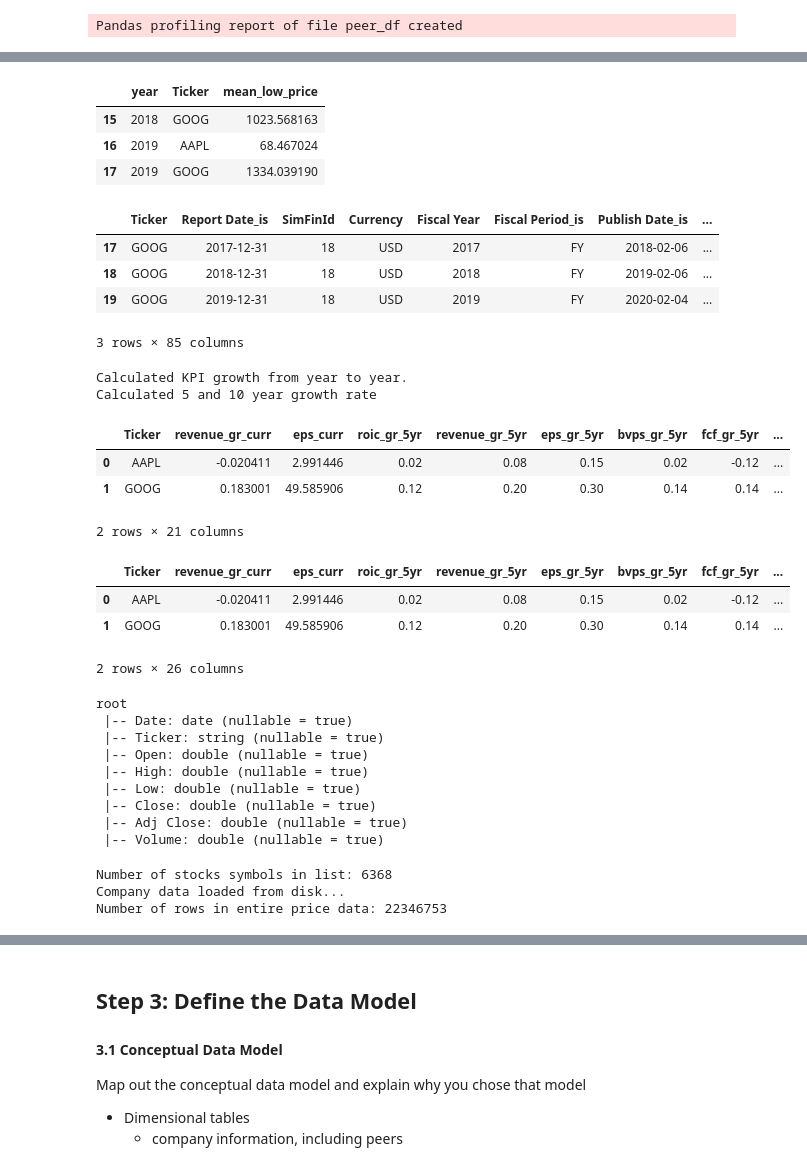
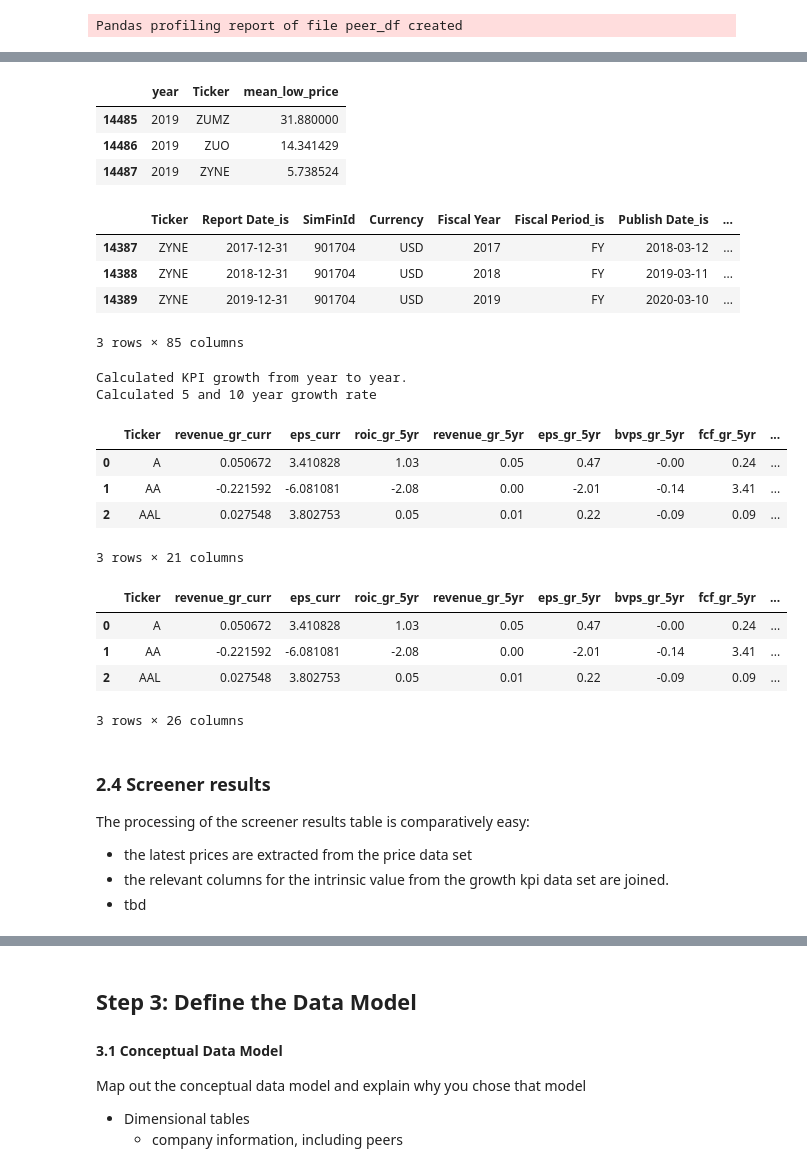
Before and after one commit to bofflord/stock-screener, a Jupyter notebook: src/capstone_stockscreener.ipynb, the cells around one changed output, grey strips where cells are left out. Saved outputs shown, nothing was run; the diff lists cells and outputs as text; code cells hidden in the pictures.

```diff
--- a/src/capstone_stockscreener.ipynb
+++ b/src/capstone_stockscreener.ipynb
@@ -367,3 +357,12 @@ root
 # determine time period for analysis
 period_dict = {'start_date':2010,
                 'end_date':2019}
+# %%
+# combine fundamentals and calculate top5 kpis
+fundamental_df = combine_fundamentals(symbol_list)
+# filter on relevant time period
+fundamental_df = filter_df(fundamental_df, period_dict)
+fundamental_df = calculate_top5_kpi(fundamental_df)
+# reduce symbol_list to those where fundamental data is available
+symbol_list = fundamental_df['Ticker'].unique().tolist()
+fundamental_df.tail(3)
@@ -369,0 +457,6 @@ period_dict = {'start_date':2010,
+# %%
+%%time
+# restrict symbol_list to those with available price data
+symbol_list = price_df.select('Ticker').distinct().toPandas()['Ticker'].tolist()
+# filter on relevant time period
+fundamental_df = filter_df(fundamental_df, period_dict)
@@ -373,60 +475,37 @@ ann_price_df = calculate_annual_price(spark, price_df, period_dict)
 ann_price_df.tail(3)
 # %% [output]
 |  | year | Ticker | mean_low_price |
-| 15 | 2018 | GOOG | 1023.568163 |
-| 16 | 2019 | AAPL | 68.467024 |
-| 17 | 2019 | GOOG | 1334.039190 |
+| 14485 | 2019 | ZUMZ | 31.880000 |
+| 14486 | 2019 | ZUO | 14.341429 |
+| 14487 | 2019 | ZYNE | 5.738524 |
 # %%
 # calculate annual price per earnings
 fundamental_df = calculate_annual_pe(ann_price_df, fundamental_df)
 fundamental_df.tail(3)
 # %% [output]
 |  | Ticker | Report Date_is | SimFinId | Currency | Fiscal Year | Fiscal Period_is | Publish Date_is | ... |
-| 17 | GOOG | 2017-12-31 | 18 | USD | 2017 | FY | 2018-02-06 | ... |
-| 18 | GOOG | 2018-12-31 | 18 | USD | 2018 | FY | 2019-02-06 | ... |
-| 19 | GOOG | 2019-12-31 | 18 | USD | 2019 | FY | 2020-02-04 | ... |
+| 14387 | ZYNE | 2017-12-31 | 901704 | USD | 2017 | FY | 2018-03-12 | ... |
+| 14388 | ZYNE | 2018-12-31 | 901704 | USD | 2018 | FY | 2019-03-11 | ... |
+| 14389 | ZYNE | 2019-12-31 | 901704 | USD | 2019 | FY | 2020-03-10 | ... |
 3 rows × 85 columns
 # %%
 # calculate growth kpi df
 growth_df = calculate_growth_rates(fundamental_df, agg_func='mean')
-growth_df.tail(3)
+growth_df.head(3)
 # %% [output]
 Calculated KPI growth from year to year.
 Calculated 5 and 10 year growth rate
 |  | Ticker | revenue_gr_curr | eps_curr | roic_gr_5yr | revenue_gr_5yr | eps_gr_5yr | bvps_gr_5yr | fcf_gr_5yr | ... |
-| 0 | AAPL | -0.020411 | 2.991446 | 0.02 | 0.08 | 0.15 | 0.02 | -0.12 | ... |
-| 1 | GOOG | 0.183001 | 49.585906 | 0.12 | 0.20 | 0.30 | 0.14 | 0.14 | ... |
+| 0 | A | 0.050672 | 3.410828 | 1.03 | 0.05 | 0.47 | -0.00 | 0.24 | ... |
+| 1 | AA | -0.221592 | -6.081081 | -2.08 | 0.00 | -2.01 | -0.14 | 3.41 | ... |
+| 2 | AAL | 0.027548 | 3.802753 | 0.05 | 0.01 | 0.22 | -0.09 | 0.09 | ... |
-2 rows × 21 columns
+3 rows × 21 columns
 # %%
 growth_df = calculate_sticker_price(growth_df, fp=10, exp_rr=0.15)
-growth_df.tail(3)
+growth_df.head(3)
 # %% [output]
 |  | Ticker | revenue_gr_curr | eps_curr | roic_gr_5yr | revenue_gr_5yr | eps_gr_5yr | bvps_gr_5yr | fcf_gr_5yr | ... |
-| 0 | AAPL | -0.020411 | 2.991446 | 0.02 | 0.08 | 0.15 | 0.02 | -0.12 | ... |
-| 1 | GOOG | 0.183001 | 49.585906 | 0.12 | 0.20 | 0.30 | 0.14 | 0.14 | ... |
+| 0 | A | 0.050672 | 3.410828 | 1.03 | 0.05 | 0.47 | -0.00 | 0.24 | ... |
+| 1 | AA | -0.221592 | -6.081081 | -2.08 | 0.00 | -2.01 | -0.14 | 3.41 | ... |
+| 2 | AAL | 0.027548 | 3.802753 | 0.05 | 0.01 | 0.22 | -0.09 | 0.09 | ... |
-2 rows × 26 columns
+3 rows × 26 columns
-# %%
-price_df.printSchema()
-# %% [output]
-root
- |-- Date: date (nullable = true)
- |-- Ticker: string (nullable = true)
- |-- Open: double (nullable = true)
- |-- High: double (nullable = true)
- |-- Low: double (nullable = true)
- |-- Close: double (nullable = true)
- |-- Adj Close: double (nullable = true)
- |-- Volume: double (nullable = true)
-# %%
-%%time
-# explore entire price data
-company_info_df = load_company_info_from_disk(symbol_list=['_all'])
-symbol_list = company_info_df['ticker'].unique().tolist()
-price_df = load_ticker_prices(spark, symbol_list)
-# count number of rows
-price_df_row_count = price_df.count()
-print(f'Number of rows in entire price data: {price_df_row_count}')
-# %% [output]
-Number of stocks symbols in list: 6368
-Company data loaded from disk...
-Number of rows in entire price data: 22346753
@@ -441,0 +512,6 @@ Number of rows in entire price data: 22346753
+# %% [markdown]
+### 2.4 Screener results
+The processing of the screener results table is comparatively easy:
+- the latest prices are extracted from the price data set
+- the relevant columns for the intrinsic value from the growth kpi data set are joined.
+- tbd
```
Also changed, not shown: parts of 36 cells of this notebook, 2 other files.
